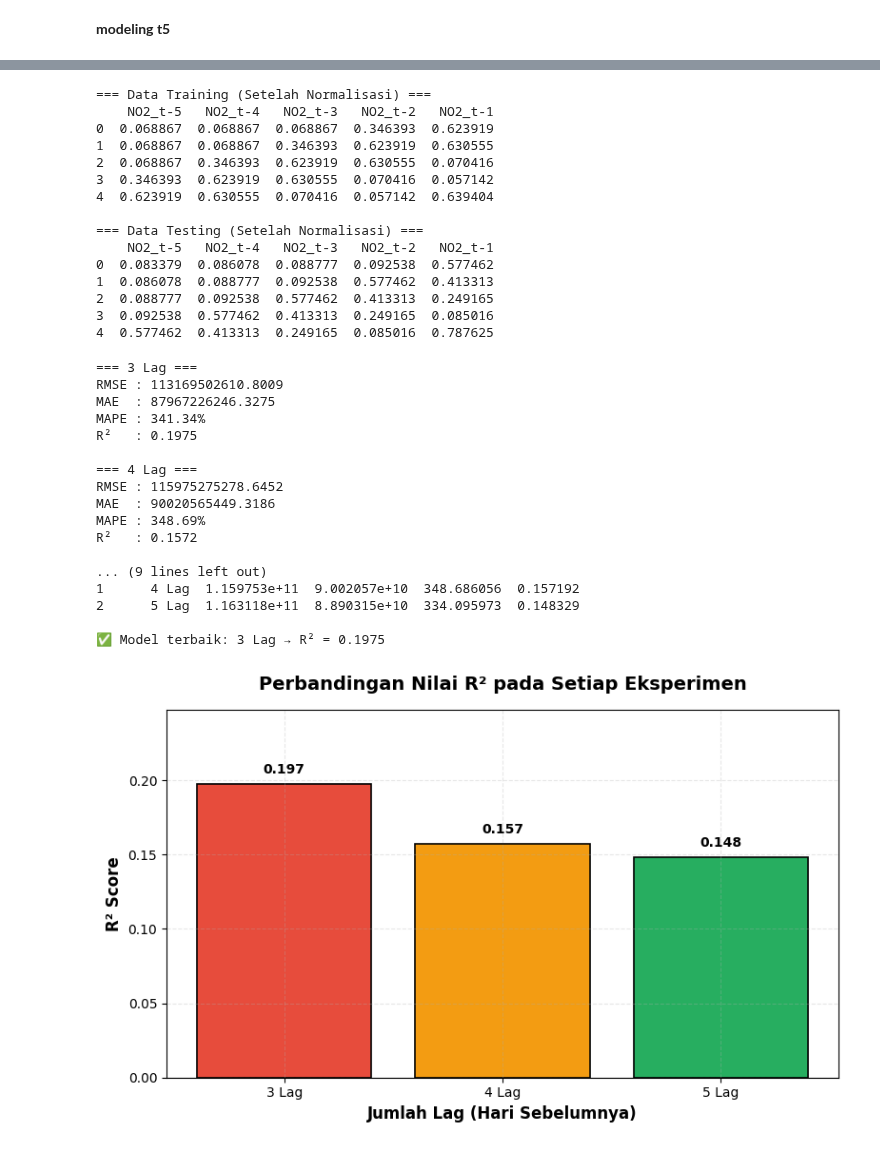
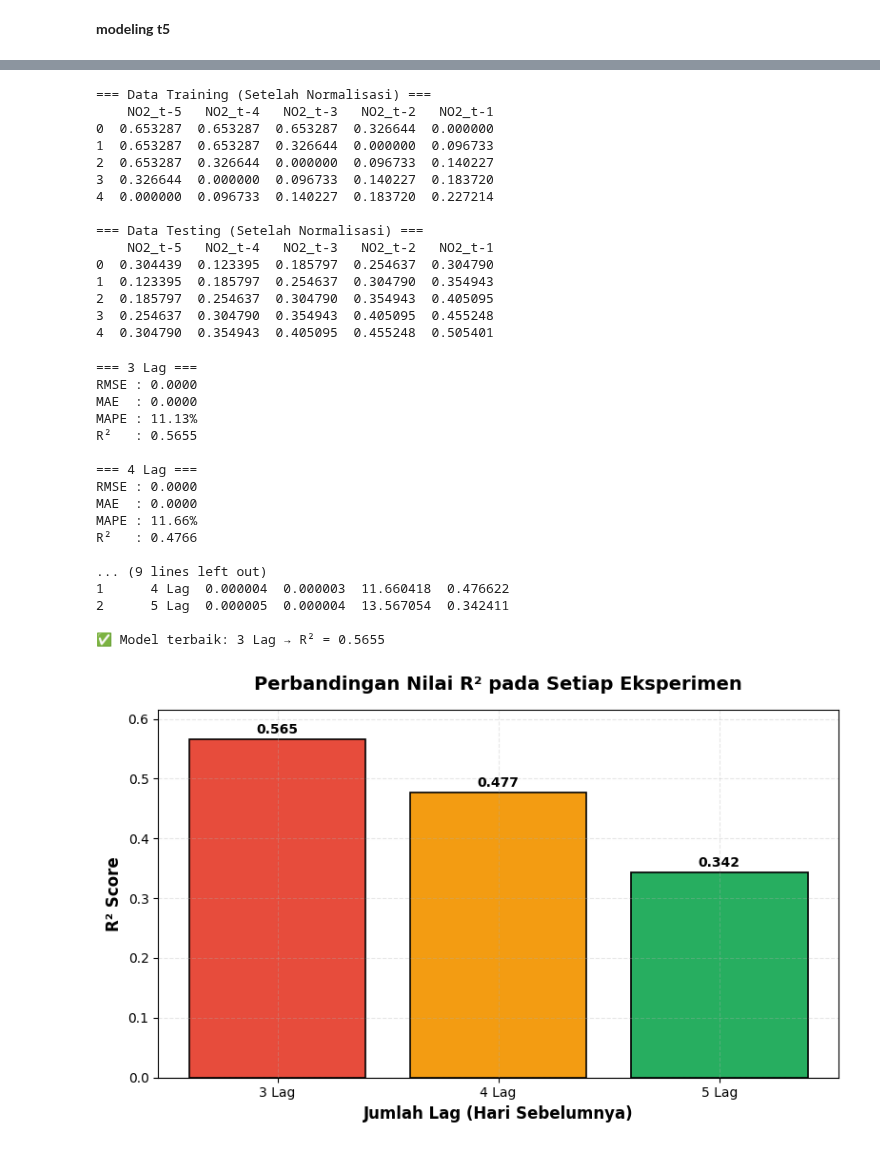
Before and after one commit to Sigiitttt/PSD, a Jupyter notebook: _sources/tugas8.ipynb, the cells around one changed output, grey strips where cells are left out. Saved outputs shown, nothing was run; the diff lists cells and outputs as text; code cells hidden in the pictures.

```diff
--- a/_sources/tugas8.ipynb
+++ b/_sources/tugas8.ipynb
@@ -142,0 +89,10 @@ Index(['date', 'feature_index', 'NO2'], dtype='object')
+# %%
+import pandas as pd
+
+df = pd.read_csv('surakarta.csv')
+df["date"] = pd.to_datetime(df["date"])
+
+df["month"] = df["date"].dt.to_period("M")
+
+df_monthly = df.groupby("month", as_index=False)["NO2"].mean()
+df
@@ -562,7 +584,7 @@ from sklearn.neighbors import KNeighborsRegressor
 from sklearn.preprocessing import MinMaxScaler
 from sklearn.metrics import mean_squared_error, mean_absolute_error, r2_score, mean_absolute_percentage_error
 
-data_path = 'supervised_exp3.csv'
+data_path = 'supervised_lag3.csv'
 df = pd.read_csv(data_path)
 
 X = df.drop(columns=['NO2'])
@@ -582,7 +604,7 @@ max_values = scaler.data_max_
 
 print("\n📊 Nilai Min-Max fitur:")
 for col, minv, maxv in zip(X.columns, min_values, max_values):
-    print(f"{col:10s} → Min: {minv:.2f} | Max: {maxv:.2f}")
+    print(f"{col:10s} → Min: {minv:.8f} | Max: {maxv:.8f}")
 
 k = 13
 knn = KNeighborsRegressor(n_neighbors=k)
@@ -599,8 +621,8 @@ print("\n=== HASIL EVALUASI MODEL KNN ===")
 print(f"File Data      : {data_path}")
 print(f"Jumlah Data    : {len(df)} (Train: {len(X_train)}, Test: {len(X_test)})")
 print(f"k (neighbors)  : {k}")
-print(f"RMSE           : {rmse:.4f}")
-print(f"MAE            : {mae:.4f}")
+print(f"RMSE           : {rmse:.8f}")
+print(f"MAE            : {mae:.8f}")
 print(f"MAPE           : {mape:.2f}%")
 print(f"R² Score       : {r2:.4f}")
 
@@ -648,19 +670,19 @@ print(X_test_scaled_df.head())
 # %% [output]
 === Data Training (Setelah Normalisasi) ===
     NO2_t-5   NO2_t-4   NO2_t-3   NO2_t-2   NO2_t-1
-0  0.068867  0.068867  0.068867  0.346393  0.623919
-1  0.068867  0.068867  0.346393  0.623919  0.630555
-2  0.068867  0.346393  0.623919  0.630555  0.070416
-3  0.346393  0.623919  0.630555  0.070416  0.057142
-4  0.623919  0.630555  0.070416  0.057142  0.639404
+0  0.653287  0.653287  0.653287  0.326644  0.000000
+1  0.653287  0.653287  0.326644  0.000000  0.096733
+2  0.653287  0.326644  0.000000  0.096733  0.140227
+3  0.326644  0.000000  0.096733  0.140227  0.183720
+4  0.000000  0.096733  0.140227  0.183720  0.227214
 
 === Data Testing (Setelah Normalisasi) ===
     NO2_t-5   NO2_t-4   NO2_t-3   NO2_t-2   NO2_t-1
-0  0.083379  0.086078  0.088777  0.092538  0.577462
-1  0.086078  0.088777  0.092538  0.577462  0.413313
-2  0.088777  0.092538  0.577462  0.413313  0.249165
-3  0.092538  0.577462  0.413313  0.249165  0.085016
-4  0.577462  0.413313  0.249165  0.085016  0.787625
+0  0.304439  0.123395  0.185797  0.254637  0.304790
+1  0.123395  0.185797  0.254637  0.304790  0.354943
+2  0.185797  0.254637  0.304790  0.354943  0.405095
+3  0.254637  0.304790  0.354943  0.405095  0.455248
+4  0.304790  0.354943  0.405095  0.455248  0.505401
 # %%
 import pandas as pd
 import numpy as np
@@ -671,9 +693,9 @@ from sklearn.neighbors import KNeighborsRegressor
 from sklearn.metrics import mean_squared_error, r2_score, mean_absolute_error, mean_absolute_percentage_error
 
 files = [
-    ('3 Lag', 'supervised_exp1.csv'),
-    ('4 Lag', 'supervised_exp2.csv'),
-    ('5 Lag', 'supervised_exp3.csv')
+    ('3 Lag', 'supervised_lag1.csv'),
+    ('4 Lag', 'supervised_lag2.csv'),
+    ('5 Lag', 'supervised_lag3.csv')
 ]
 
 # Simpan hasil evaluasi
@@ -723,45 +745,45 @@ best_model = results_df.loc[best_idx]
 print(f"\n✅ Model terbaik: {best_model['Eksperimen']} → R² = {best_model['R²']:.4f}")
 
 x = results_df['Eksperimen']
 y = results_df['R²']
 
 colors = ['#E74C3C', '#F39C12', '#27AE60']
 
 plt.figure(figsize=(8,5))
 bars = plt.bar(x, y, color=colors, edgecolor='black', linewidth=1.2)
 
 for i, bar in enumerate(bars):
     height = bar.get_height()
     plt.text(bar.get_x() + bar.get_width()/2., height + 0.005,
              f'{y[i]:.3f}', ha='center', va='bottom',
              fontweight='bold', fontsize=10)
 
 plt.title('Perbandingan Nilai R² pada Setiap Eksperimen', fontsize=14, fontweight='bold', pad=15)
 plt.xlabel('Jumlah Lag (Hari Sebelumnya)', fontsize=12, fontweight='bold')
 plt.ylabel('R² Score', fontsize=12, fontweight='bold')
 plt.ylim(0, max(y) + 0.05)
 plt.grid(alpha=0.3, linestyle='--')
 plt.tight_layout()
 plt.show()
 # %% [output]
 === 3 Lag ===
-RMSE : 113169502610.8009
-MAE  : 87967226246.3275
-MAPE : 341.34%
-R²   : 0.1975
+RMSE : 0.0000
+MAE  : 0.0000
+MAPE : 11.13%
+R²   : 0.5655
 
 === 4 Lag ===
-RMSE : 115975275278.6452
-MAE  : 90020565449.3186
-MAPE : 348.69%
-R²   : 0.1572
+RMSE : 0.0000
+MAE  : 0.0000
+MAPE : 11.66%
+R²   : 0.4766
 
 ... (9 lines left out)
-1      4 Lag  1.159753e+11  9.002057e+10  348.686056  0.157192
-2      5 Lag  1.163118e+11  8.890315e+10  334.095973  0.148329
+1      4 Lag  0.000004  0.000003  11.660418  0.476622
+2      5 Lag  0.000005  0.000004  13.567054  0.342411
 
-✅ Model terbaik: 3 Lag → R² = 0.1975
+✅ Model terbaik: 3 Lag → R² = 0.5655
-[figure, old version]
+[figure, new version]
 # %%
 from sklearn.preprocessing import MinMaxScaler
 from sklearn.neighbors import KNeighborsRegressor
```
Also changed, not shown: parts of 27 cells of this notebook, 26 other files.
